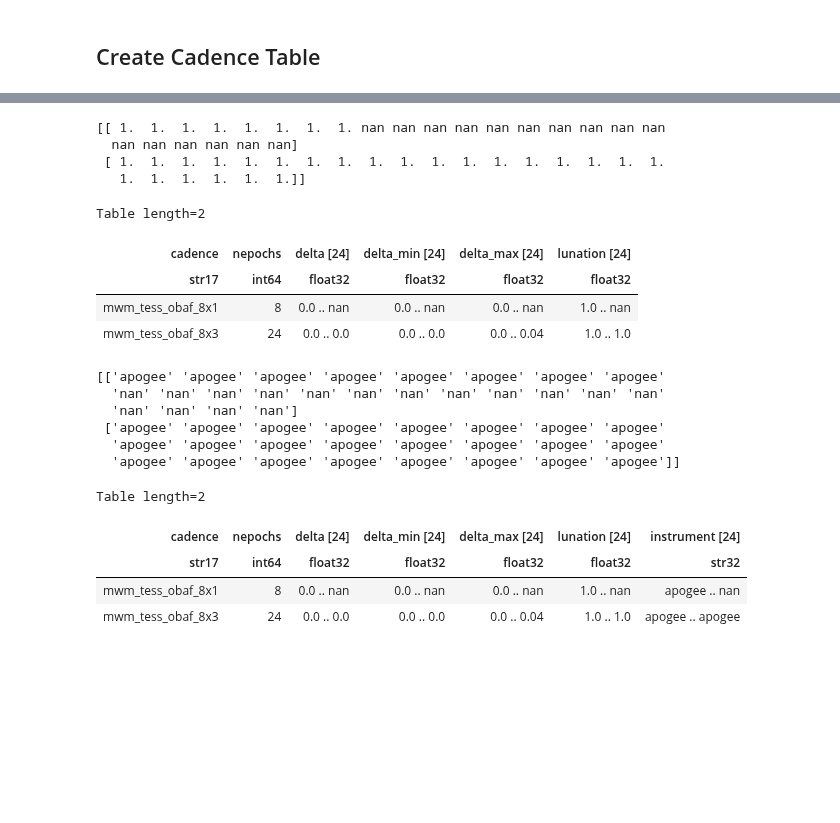
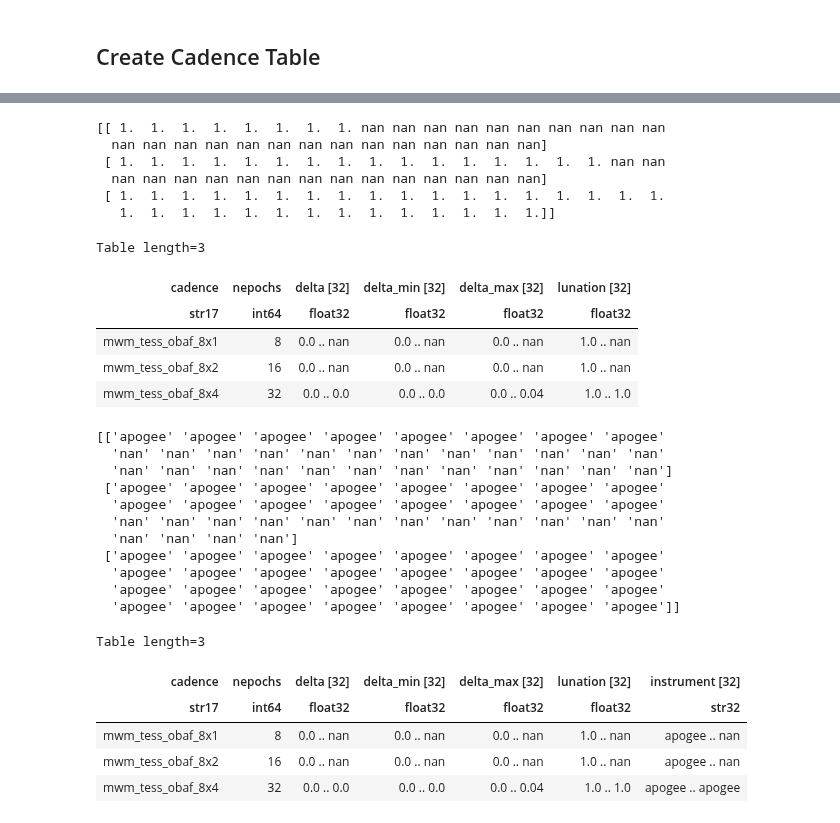
Before and after one commit to William-Zhang-R/SDSS-V-SimTargets, a Jupyter notebook: allsky/TESS OBAF.ipynb, the cells around one changed output, grey strips where cells are left out. Cells and saved outputs as stored; diff of their text form; code cells hidden in the pictures; blank space fills up the shorter version.

```diff
--- a/allsky/TESS OBAF.ipynb
+++ b/allsky/TESS OBAF.ipynb
@@ -167,8 +219,11 @@ Table length=2
 # %%
 #Make all the deltas size 45
-obaf1_delta_arr = np.concatenate([[0.,45.,45.,45.,45.,45.,45.,45.],np.repeat(np.nan,16)])
-obaf3_delta_arr = np.array([0.,0.,0.,45.,0.,0.,45.,0.,0.,45.,0.,0.,45.,0.,0.,45.,0.,0.,45.,0.,0.,45.,0.,0.],dtype=np.float32)
-delta_arr = np.array([obaf1_delta_arr,obaf3_delta_arr],dtype='float32')
+obaf1_delta_arr = np.concatenate([[0.,45.,45.,45.,45.,45.,45.,45.],np.repeat(np.nan,24)])
+obaf2_delta_arr = np.concatenate([np.array([0.,0.,45.,0.,45.,0.,45.,0.,45.,0.,45.,0.,45.,0.,45.,0.],
+                                           dtype=np.float32),np.repeat(np.nan,16)])
+obaf4_delta_arr = np.array([0.,0.,0.,0.,45.,0.,0.,0.,45.,0.,0.,0.,45.,0.,0.,0.,45.,0.,0.,0.,45.,0.,0.
+                                            ,0.,45.,0.,0.,0.,45.,0.,0.,0.],dtype=np.float32)
+delta_arr = np.array([obaf1_delta_arr,obaf2_delta_arr,obaf4_delta_arr],dtype='float32')
 print(delta_arr)
 cadence_tab['delta'] = delta_arr
 cadence_tab
@@ -209,17 +264,16 @@ Table length=2
 # %%
-#Make all the delta_max +195 days from delta except for zeros, make them 0.04 to deal with passing clouds.
-obaf1_max_arr = obaf1_delta_arr + 195.
-mask = safe_less(obaf1_delta_arr,.1)
-obaf1_max_arr[mask] = 0.04
-obaf1_max_arr[0] = 0
+#Make all the delta_max 3000 days except for zeros, make them 0.04 to deal with passing clouds.
+delta_max_arr = delta_arr
+mask = safe_less(delta_arr,.1)
+delta_max_arr[mask] = 0.04
 
-obaf3_max_arr = obaf3_delta_arr + 195.
-mask = safe_less(obaf3_delta_arr,.1)
-obaf3_max_arr[mask] = 0.04
-obaf3_max_arr[0] = 0
+mask = safe_greater(delta_arr,.1)
+delta_max_arr[mask] = 3000
 
+#Fix first column
+for i in range(len(delta_max_arr)):
+    delta_max_arr[i][0] = 0
 
-delta_max_arr = np.array([obaf1_max_arr,obaf3_max_arr],dtype='float32')
 print(delta_max_arr)
 cadence_tab['delta_max'] = delta_max_arr
 cadence_tab
@@ -238,41 +299,52 @@ Table length=2
 # %%
 #Make all the lunations size 24
-obaf1_lun = np.concatenate((np.repeat(1.0,8),np.repeat(np.nan,16)))
-obaf3_lun = np.repeat(1.0,24)
-lunation = np.array([obaf1_lun,obaf3_lun],dtype='float32')
+obaf1_lun = np.concatenate((np.repeat(1.0,8),np.repeat(np.nan,24)))
+obaf2_lun = np.concatenate((np.repeat(1.0,16),np.repeat(np.nan,16)))
+obaf4_lun = np.repeat(1.0,32)
+lunation = np.array([obaf1_lun,obaf2_lun,obaf4_lun],dtype='float32')
 print(lunation)
 cadence_tab['lunation'] = lunation
 cadence_tab
 # %% [output]
 [[ 1.  1.  1.  1.  1.  1.  1.  1. nan nan nan nan nan nan nan nan nan nan
-  nan nan nan nan nan nan]
+  nan nan nan nan nan nan nan nan nan nan nan nan nan nan]
+ [ 1.  1.  1.  1.  1.  1.  1.  1.  1.  1.  1.  1.  1.  1.  1.  1. nan nan
+  nan nan nan nan nan nan nan nan nan nan nan nan nan nan]
  [ 1.  1.  1.  1.  1.  1.  1.  1.  1.  1.  1.  1.  1.  1.  1.  1.  1.  1.
-   1.  1.  1.  1.  1.  1.]]
+   1.  1.  1.  1.  1.  1.  1.  1.  1.  1.  1.  1.  1.  1.]]
-Table length=2
+Table length=3
-| cadence | nepochs | delta [24] | delta_min [24] | delta_max [24] | lunation [24] |
+| cadence | nepochs | delta [32] | delta_min [32] | delta_max [32] | lunation [32] |
 | str17 | int64 | float32 | float32 | float32 | float32 |
 | mwm_tess_obaf_8x1 | 8 | 0.0 .. nan | 0.0 .. nan | 0.0 .. nan | 1.0 .. nan |
-| mwm_tess_obaf_8x3 | 24 | 0.0 .. 0.0 | 0.0 .. 0.0 | 0.0 .. 0.04 | 1.0 .. 1.0 |
+| mwm_tess_obaf_8x2 | 16 | 0.0 .. nan | 0.0 .. nan | 0.0 .. nan | 1.0 .. nan |
+| mwm_tess_obaf_8x4 | 32 | 0.0 .. 0.0 | 0.0 .. 0.0 | 0.0 .. 0.04 | 1.0 .. 1.0 |
 # %%
-#Make all the instruments size 60
-obaf1_inst = np.concatenate((np.repeat('apogee',8),np.repeat(np.nan,16)))
-obaf3_inst = np.repeat('apogee',24)
-instrument = np.array([obaf1_inst,obaf3_inst])
+#Make all the instruments size 32
+obaf1_inst = np.concatenate((np.repeat('apogee',8),np.repeat(np.nan,24)))
+obaf2_inst = np.concatenate((np.repeat('apogee',16),np.repeat(np.nan,16)))
+obaf4_inst = np.repeat('apogee',32)
+instrument = np.array([obaf1_inst,obaf2_inst,obaf4_inst])
 print(instrument)
 cadence_tab['instrument'] = instrument
 cadence_tab
 # %% [output]
 [['apogee' 'apogee' 'apogee' 'apogee' 'apogee' 'apogee' 'apogee' 'apogee'
+  'nan' 'nan' 'nan' 'nan' 'nan' 'nan' 'nan' 'nan' 'nan' 'nan' 'nan' 'nan'
+  'nan' 'nan' 'nan' 'nan' 'nan' 'nan' 'nan' 'nan' 'nan' 'nan' 'nan' 'nan']
+ ['apogee' 'apogee' 'apogee' 'apogee' 'apogee' 'apogee' 'apogee' 'apogee'
+  'apogee' 'apogee' 'apogee' 'apogee' 'apogee' 'apogee' 'apogee' 'apogee'
   'nan' 'nan' 'nan' 'nan' 'nan' 'nan' 'nan' 'nan' 'nan' 'nan' 'nan' 'nan'
   'nan' 'nan' 'nan' 'nan']
  ['apogee' 'apogee' 'apogee' 'apogee' 'apogee' 'apogee' 'apogee' 'apogee'
   'apogee' 'apogee' 'apogee' 'apogee' 'apogee' 'apogee' 'apogee' 'apogee'
+  'apogee' 'apogee' 'apogee' 'apogee' 'apogee' 'apogee' 'apogee' 'apogee'
   'apogee' 'apogee' 'apogee' 'apogee' 'apogee' 'apogee' 'apogee' 'apogee']]
-Table length=2
+Table length=3
-| cadence | nepochs | delta [24] | delta_min [24] | delta_max [24] | lunation [24] | instrument [24] |
+| cadence | nepochs | delta [32] | delta_min [32] | delta_max [32] | lunation [32] | instrument [32] |
 | str17 | int64 | float32 | float32 | float32 | float32 | str32 |
 | mwm_tess_obaf_8x1 | 8 | 0.0 .. nan | 0.0 .. nan | 0.0 .. nan | 1.0 .. nan | apogee .. nan |
-| mwm_tess_obaf_8x3 | 24 | 0.0 .. 0.0 | 0.0 .. 0.0 | 0.0 .. 0.04 | 1.0 .. 1.0 | apogee .. apogee |
+| mwm_tess_obaf_8x2 | 16 | 0.0 .. nan | 0.0 .. nan | 0.0 .. nan | 1.0 .. nan | apogee .. nan |
+| mwm_tess_obaf_8x4 | 32 | 0.0 .. 0.0 | 0.0 .. 0.0 | 0.0 .. 0.04 | 1.0 .. 1.0 | apogee .. apogee |
 # %%
 cadence_tab.write('{}/mwm_tess_obaf_cadence_{}.fits'.format(ver,ver),overwrite=True)
 # %%
```
Also changed, not shown: parts of 17 cells of this notebook, 11 other files.
